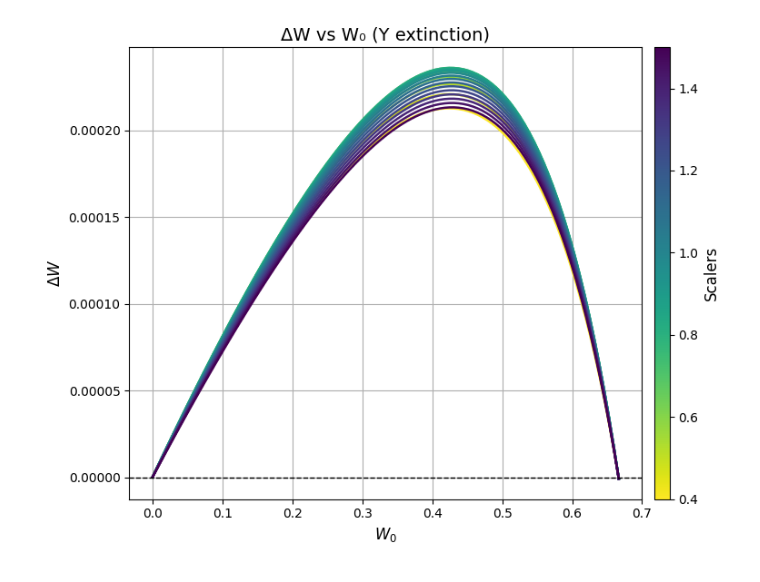
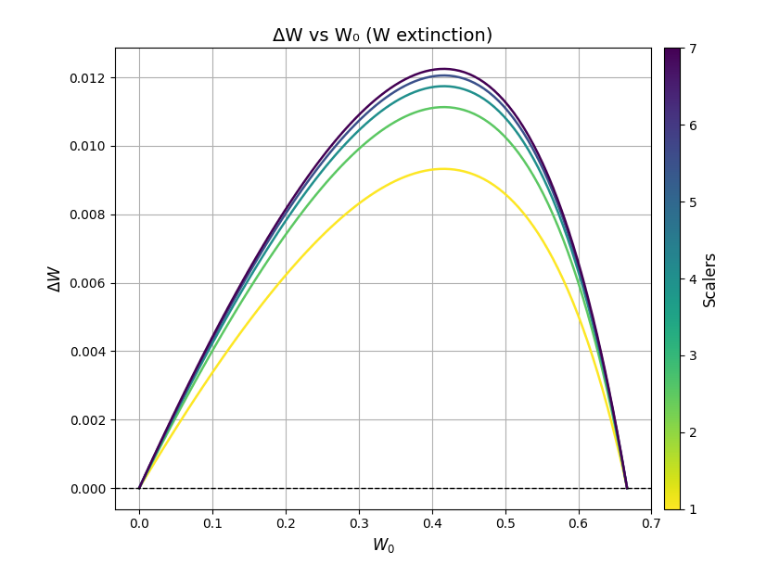
Before and after one commit to XaverWangerpohl/TwoSpeciesDormacy, a Jupyter notebook: invasion.ipynb, the cells around one changed output. Cells and saved outputs as stored; diff of their text form; code cells hidden in the pictures.

Commit message:
Duration plotting

```diff
--- a/invasion.ipynb
+++ b/invasion.ipynb
@@ -20,7 +20,7 @@ Z_in = 0.5
 Z_out = 0.25
 
 Time = 600.0
-dt = 0.01
+dt = 0.1
 
 use_X = True
 use_Z = False
@@ -76,13 +76,13 @@ test_plot(
 # %%
 
 compare_scalers(W_birth, Y_birth, W_death, Y_death,
                        X_in, Z_in, X_out, Z_out, severity=severity,
                        Time=Time, dt=dt,
                        use_X=use_X, use_Z=use_Z, scale_X=True,
                        num_points=num_points,
-                       scaler_range=(.4, 1.5), n_scaler=20,
-                       perturb_W=False, perturb_Y=True,
+                       scaler_range=(1, 7), n_scaler=5,
+                       perturb_W=True, perturb_Y=False,
                        tol=1e-7,
                        verbose=False)
 # %% [output]
-[figure, old version]
+[figure, new version]
```
Also changed, not shown: parts of 5 cells of this notebook, 8 other files.
